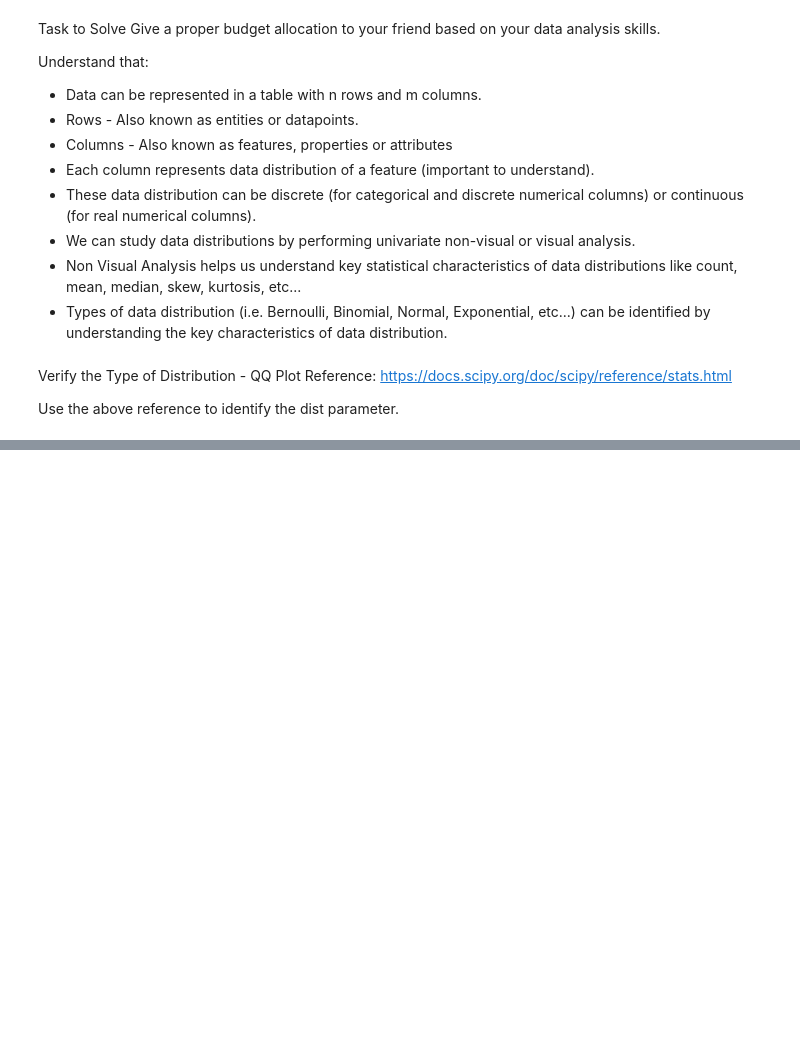
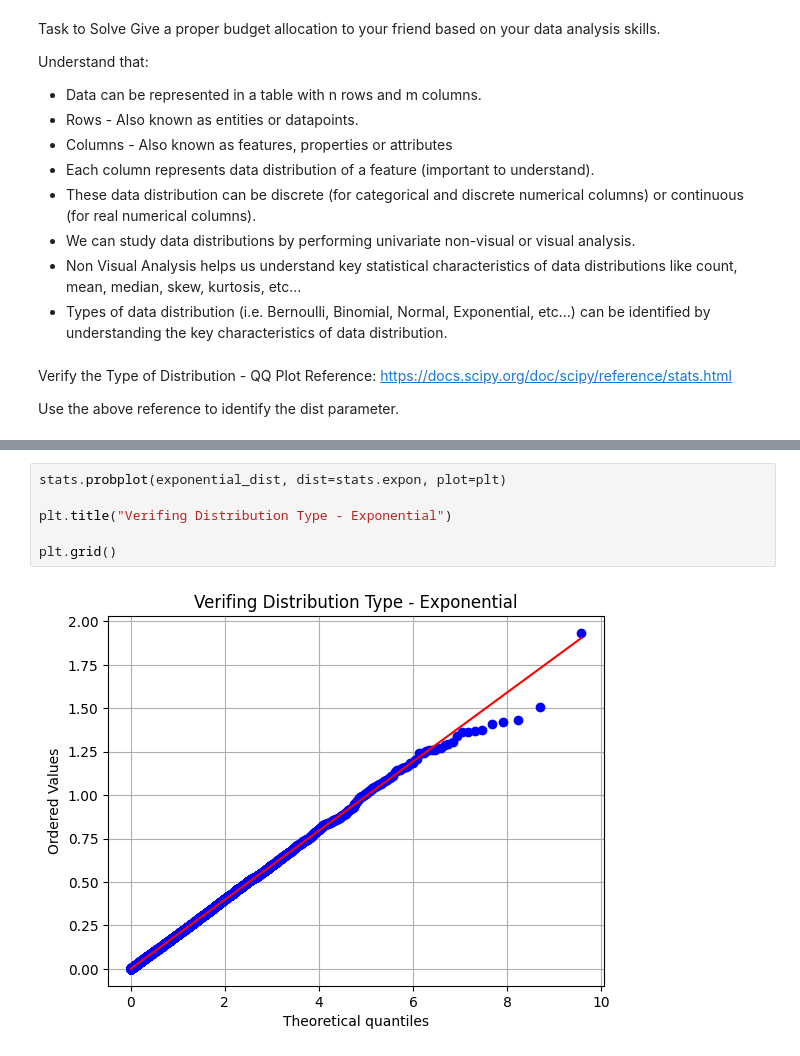
Before and after one commit to Tolash123/Machine_learning_and_Deep_learning, a Jupyter notebook: Module3-Advance Data analysis and statistics/1. Data Distributions/distribution_introduction.ipynb, the cells around one changed output, grey strips where cells are left out. Cells and saved outputs as stored; diff of their text form; blank space fills up the shorter version.

```diff
--- a/Module3-Advance Data analysis and statistics/1. Data Distributions/distribution_introduction.ipynb
+++ b/Module3-Advance Data analysis and statistics/1. Data Distributions/distribution_introduction.ipynb
@@ -903,0 +916,8 @@ plt.grid()
+# %%
+stats.probplot(exponential_dist, dist=stats.expon, plot=plt)
+
+plt.title("Verifing Distribution Type - Exponential")
+
+plt.grid()
+# %% [output]
+[figure, added]
```
Also changed, not shown: parts of 36 cells of this notebook.
